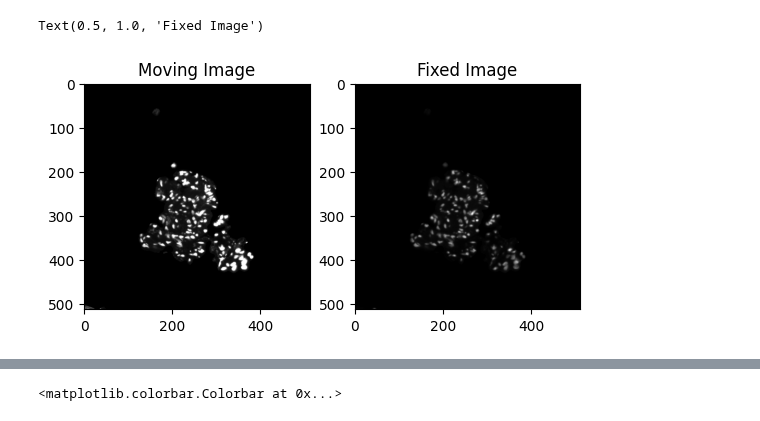
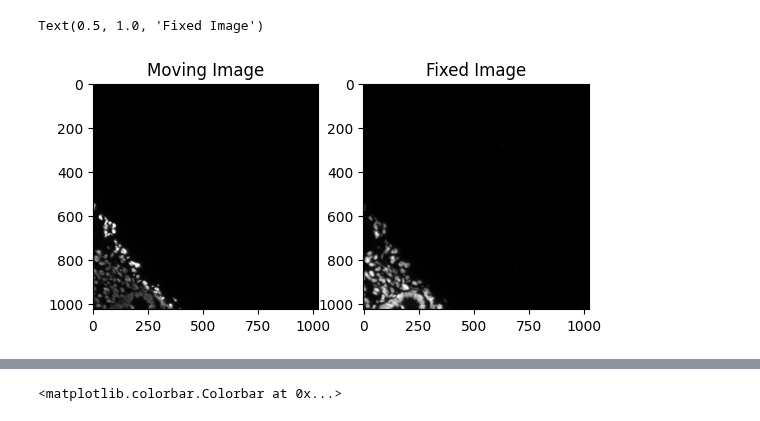
Before and after one commit to MASILab/DAPI_RegNet, a Jupyter notebook: vxl_morph/voxelmorph-dev/warp_field_investigation.ipynb, the cells around one changed output, grey strips where cells are left out. Drawn from its saved outputs; the diff is of its cells as text; code cells hidden in the pictures.

```diff
--- a/vxl_morph/voxelmorph-dev/warp_field_investigation.ipynb
+++ b/vxl_morph/voxelmorph-dev/warp_field_investigation.ipynb
@@ -8,19 +8,19 @@ import voxelmorph as vxm
 import matplotlib.pyplot as plt
 from scipy.ndimage import map_coordinates
 # %%
-moving_img=np.load('/home-local/rudravg/test_DAPI/testing_it_out/original_image.npy')
-fixed_img=np.load('/home-local/rudravg/test_DAPI/testing_it_out/new_image.npy')
+moving_img=np.load('/nfs2/forGaurav/yesbackup/DAPI_RegSegNet/Figures_for_Paper/patch3_orig.npy')
+fixed_img=np.load('/nfs2/forGaurav/yesbackup/DAPI_RegSegNet/Figures_for_Paper/patch3_last.npy')
 
 #Visualise moving and fixed images
 plt.figure()
 plt.subplot(1,2,1)
 plt.imshow(moving_img,cmap='gray')
 plt.title('Moving Image')
 plt.subplot(1,2,2)
 plt.imshow(fixed_img,cmap='gray')
 plt.title('Fixed Image')
 # %% [output]
 Text(0.5, 1.0, 'Fixed Image')
-[figure, old version]
+[figure, new version]
 # %%
 device = torch.device('cuda:0' if torch.cuda.is_available() else 'cpu')
```
Also changed, not shown: parts of 3 cells of this notebook, 28 other files.
